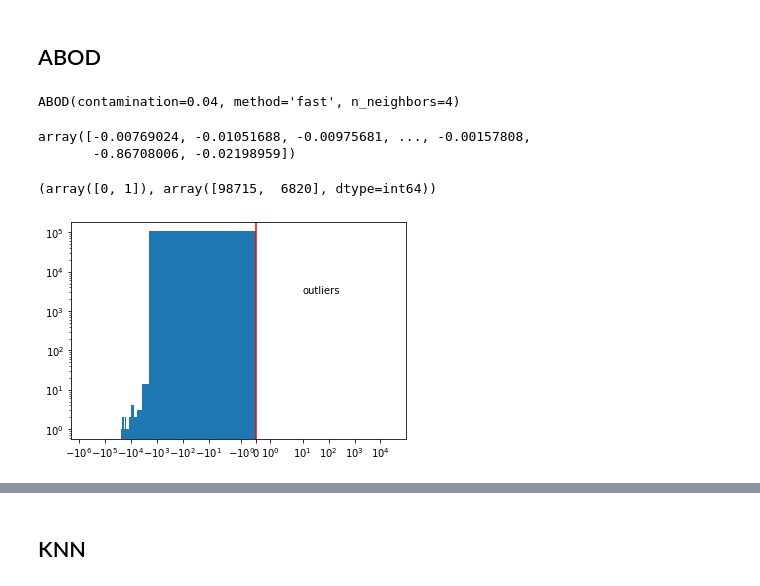
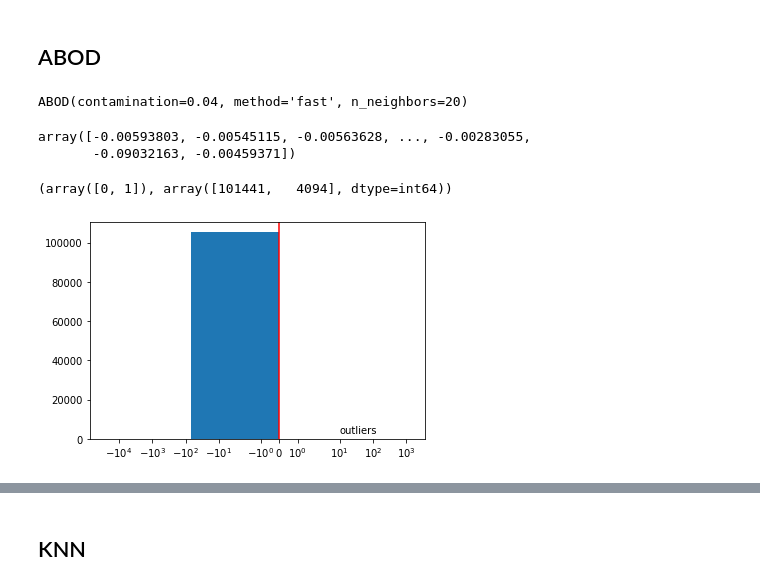
Before and after one commit to cri98li/Data-Mining-2-Project-ts-classification, a Jupyter notebook: outliers.ipynb, the cells around one changed output, grey strips where cells are left out. Cells and saved outputs as stored; diff of their text form; code cells hidden in the pictures.

```diff
--- a/outliers.ipynb
+++ b/outliers.ipynb
@@ -125,28 +125,28 @@ from pyod.models.knn import KNN
 from pyod.models.loci import LOCI
 from pyod.models.auto_encoder import AutoEncoder
 # %%
-clf = ABOD(contamination=.04, n_neighbors=4)
+clf = ABOD(contamination=.04, n_neighbors=20)
 #clf = ABOD(contamination=.025, n_neighbors=4)
 clf.fit(X)
 # %% [output]
-ABOD(contamination=0.04, method='fast', n_neighbors=4)
+ABOD(contamination=0.04, method='fast', n_neighbors=20)
 # %%
 clf.decision_scores_
 # %% [output]
-array([-0.00769024, -0.01051688, -0.00975681, ..., -0.00157808,
-       -0.86708006, -0.02198959])
+array([-0.00593803, -0.00545115, -0.00563628, ..., -0.00283055,
+       -0.09032163, -0.00459371])
 # %%
 outliers = clf.predict(X)
 outliers_ABOD = np.where(outliers==1)
 np.unique(outliers, return_counts=True)
 # %% [output]
-(array([0, 1]), array([98715,  6820], dtype=int64))
+(array([0, 1]), array([101441,   4094], dtype=int64))
 # %%
 plt.hist(clf.decision_scores_, bins=1000)
 plt.axvline(np.max(clf.decision_scores_[np.where(outliers==1)]), c='r')
 plt.text(np.max(clf.decision_scores_[np.where(outliers==1)]) + 10, 2750, 'outliers')
 plt.xscale("symlog")
-plt.yscale("log")
+#plt.yscale("log")
 plt.show()
 # %% [output]
-[figure, old version]
+[figure, new version]
```
Also changed, not shown: parts of 26 cells of this notebook, 2 other files.
